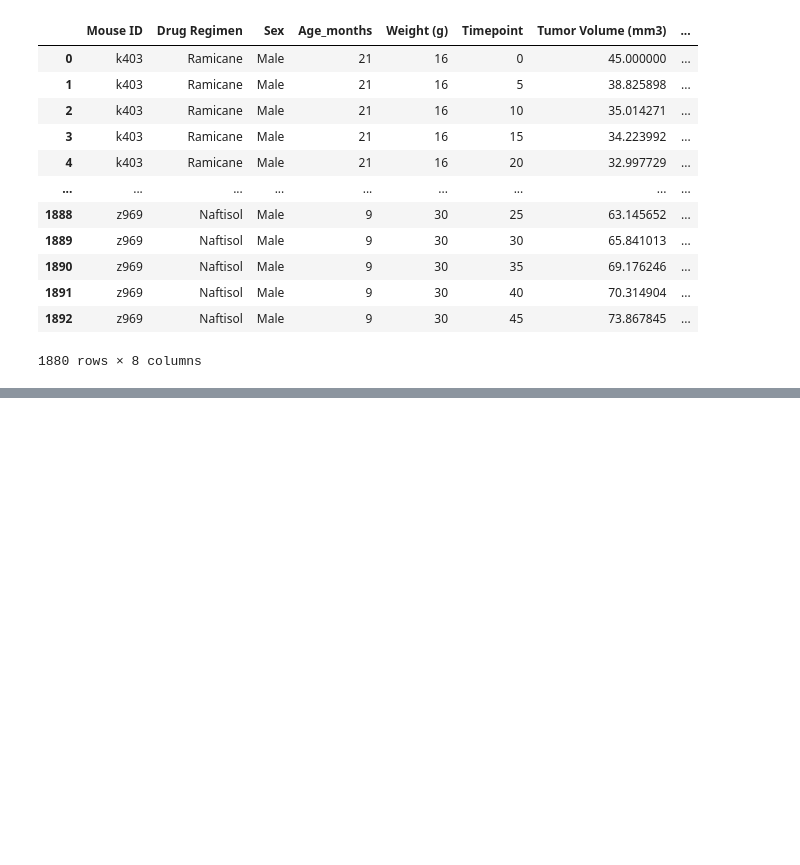
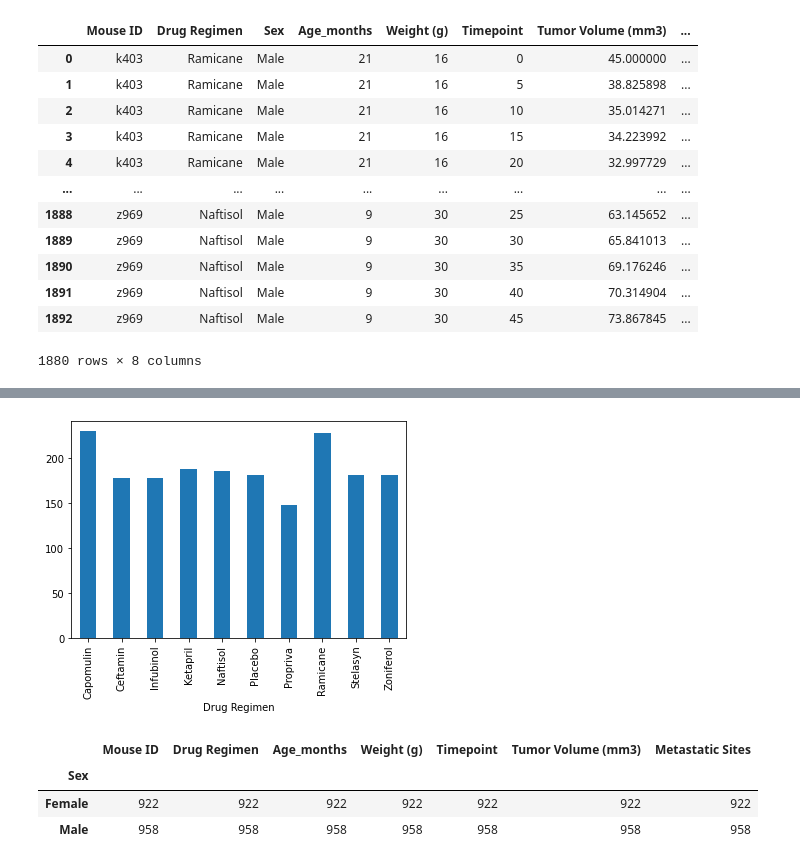
Before and after one commit to write42/matplot-challenge, a Jupyter notebook: pharma-hw.ipynb, the cells around one changed output, grey strips where cells are left out. Saved outputs shown, nothing was run; the diff lists cells and outputs as text; code cells hidden in the pictures; blank space fills up the shorter version.

Commit message:
Got summary table help. On right track for graphs.

```diff
--- a/pharma-hw.ipynb
+++ b/pharma-hw.ipynb
@@ -107,4 +107,4 @@ duplicate_mouse
 1880 rows × 8 columns
 # %%
 drug_group = duplicate_mouse.groupby('Drug Regimen')
-tumor_drug_group = drug_group["Tumor Volume (mm3)"]
+tumor_drug_group = drug_group["Tumor Volume (mm3)"].count()
@@ -110,0 +145,14 @@ tumor_drug_group = drug_group["Tumor Volume (mm3)"]
+# %%
+tumor_drug_group.plot.bar()
+plt.show()
+# %% [output]
+[figure, added]
+# %%
+gender_mouse = duplicate_mouse.groupby("Sex")
+gender_group = gender_mouse.count()
+gender_group
+# %% [output]
+|  | Mouse ID | Drug Regimen | Age_months | Weight (g) | Timepoint | Tumor Volume (mm3) | Metastatic Sites |
+| Sex |  |  |  |  |  |  |  |
+| Female | 922 | 922 | 922 | 922 | 922 | 922 | 922 |
+| Male | 958 | 958 | 958 | 958 | 958 | 958 | 958 |
```
Also changed, not shown: parts of 4 cells of this notebook.
